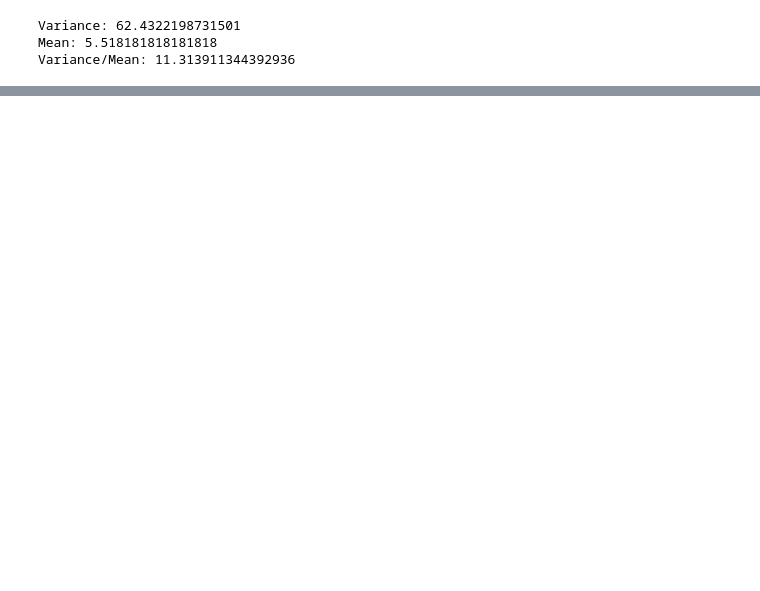
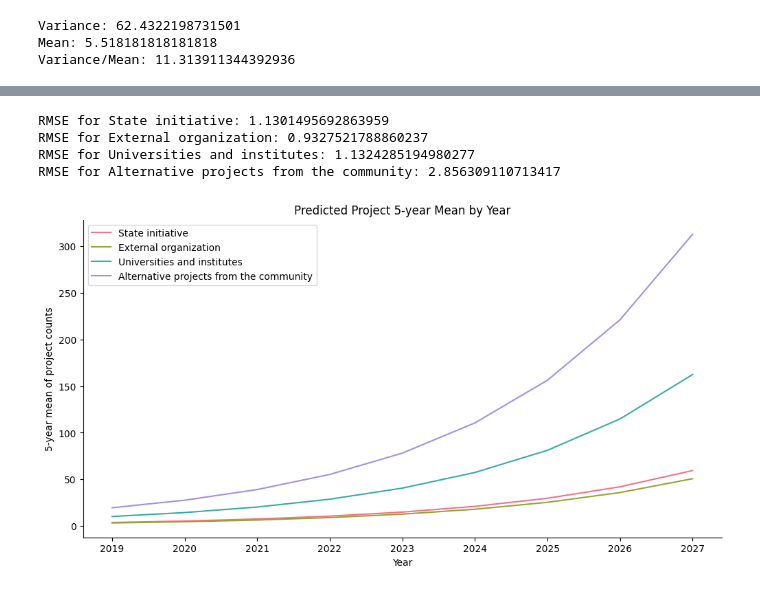
Before and after one commit to Instituto-Pulso-PUCP/revitalizacion-linguistica-latam, a Jupyter notebook: RegresionOrigen.ipynb, the cells around one changed output, grey strips where cells are left out. Cells and saved outputs as stored; diff of their text form; code cells hidden in the pictures; blank space fills up the shorter version.

```diff
--- a/RegresionOrigen.ipynb
+++ b/RegresionOrigen.ipynb
@@ -192,7 +186,7 @@ from sklearn.metrics import mean_squared_error
 
 df_naive_mean = df_mean_5.copy()
 
-for column in df_num_proyectos.columns:
+for column in origins:
     df_naive_mean[column] = df_naive_mean[column].mean()
 
     # Get the actual and forecasted values
@@ -211,0 +223,46 @@ Naive RMSE for Proyectos alternativos desde la comunidad: 11.87299178321528
+# %%
+# get rmse for each prediction
+for column in origins:
+    actual = df_mean_expanded[df_mean_expanded['Origin']==column]['Value']
+    predicted = df_mean_expanded[df_mean_expanded['Origin']==column]['Predicted']
+    rmse = sqrt(mean_squared_error(actual, predicted))
+    print(f'RMSE for {column}: {rmse}')
+# %% [output]
+RMSE for State initiative: 1.1301495692863959
+RMSE for External organization: 0.9327521788860237
+RMSE for Universities and institutes: 1.1324285194980277
+RMSE for Alternative projects from the community: 2.856309110713417
+# %%
+#Now predict until 2024
+df_future = pd.DataFrame(columns=['Year', 'Origin'])
+for year in range(2019,2028):
+    for column in origins:
+        df_future.loc[len(df_future)] = [year, column]
+
+df_future['Predicted'] = nbinomial_glm.predict(df_future)
+df_future.set_index('Year', inplace=True)
+# %%
+#plot for each origin in the same figure
+# Create a color dictionary
+color_dict = {
+    'State initiative': sns.color_palette("husl", 4)[0],
+    'External organization': sns.color_palette("husl", 4)[1],
+    'Universities and institutes': sns.color_palette("husl", 4)[2],
+    'Alternative projects from the community': sns.color_palette("husl", 4)[3]
+}
+
+
+# Plot for each origin in the same figure
+fig = plt.figure(figsize=(12, 6))
+for column in origins:
+    df_future[df_future['Origin']==column]['Predicted'].plot(label=f'{column}', color=color_dict[column])
+plt.title('Predicted Project 5-year Mean by Year')
+plt.xlabel('Year')
+plt.ylabel('5-year mean of project counts')
+plt.legend()
+#Despine
+sns.despine()
+# plt.savefig('../plots/predicted5YearMeanWithNegativeBinomial.png', bbox_inches='tight')
+plt.show()
+# %% [output]
+[figure, added]
```
Also changed, not shown: parts of 76 cells of this notebook.
